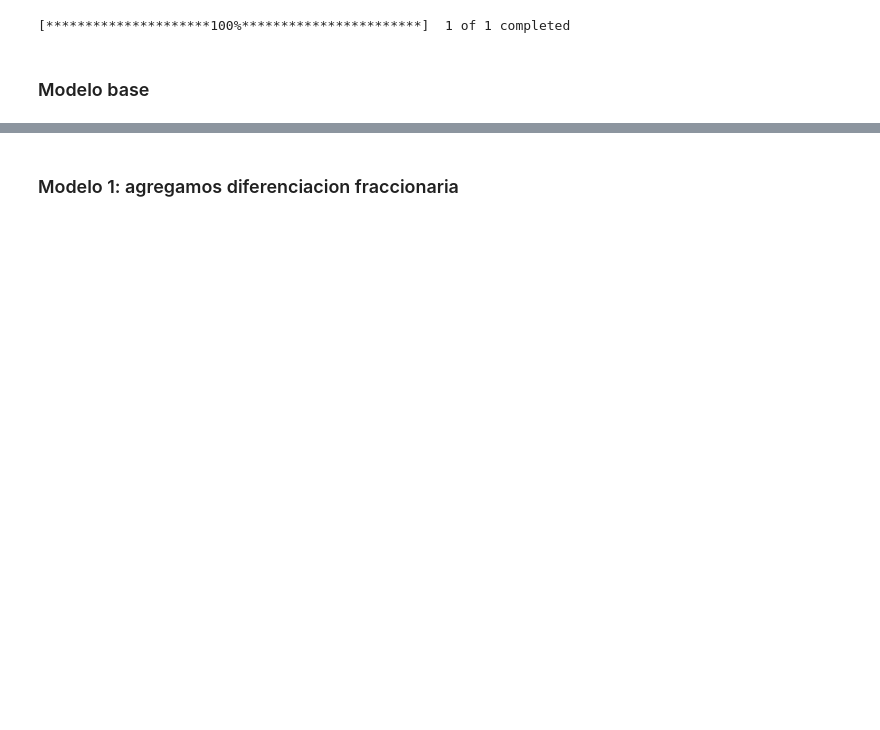
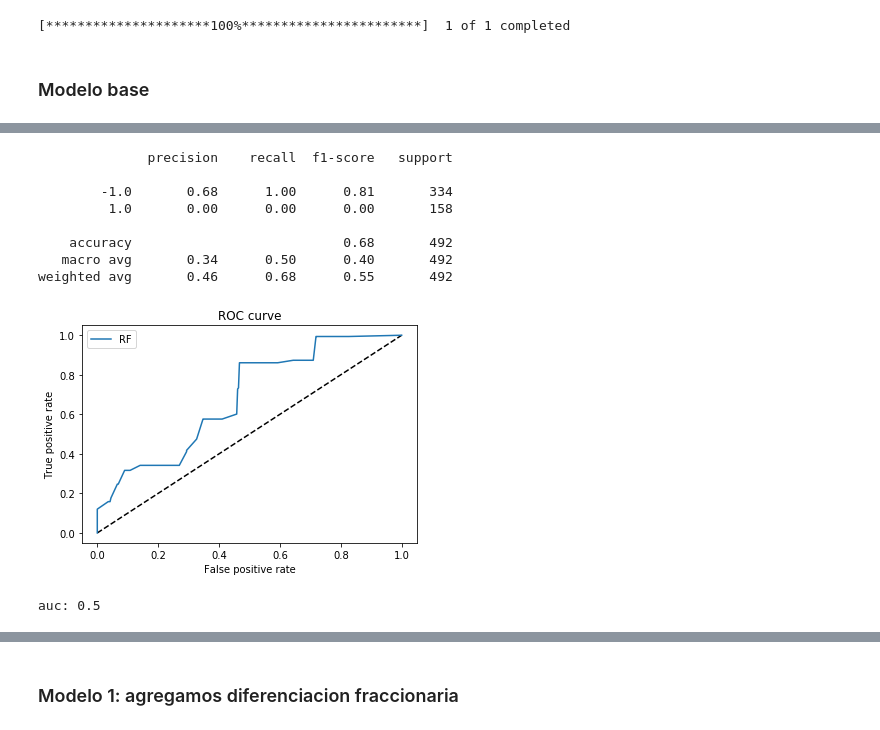
Before and after one commit to aoelvp94/FinAnalyticsProject, a Jupyter notebook: notebooks/NS_Dataset_join.ipynb, the cells around one changed output, grey strips where cells are left out. Saved outputs shown, nothing was run; the diff lists cells and outputs as text; code cells hidden in the pictures; blank space fills up the shorter version.

Commit message:
add plot functions

```diff
--- a/notebooks/NS_Dataset_join.ipynb
+++ b/notebooks/NS_Dataset_join.ipynb
@@ -130,6 +130,41 @@ def plotMinFFD(df):
     plt.show()
     return out
 
+#TODO: mejorar graficas, mattplotlib sos muy feo
+def plotROC(rf):
+    y_pred_rf = rf.predict_proba(X_test)[:, 1]
+    y_pred = rf.predict(X_test)
+    fpr_rf, tpr_rf, _ = roc_curve(y_test, y_pred_rf)
+    print(classification_report(y_test, y_pred))
+    plt.figure(1)
+    plt.plot([0, 1], [0, 1], 'k--')
+    plt.plot(fpr_rf, tpr_rf, label='RF')
+    plt.xlabel('False positive rate')
+    plt.ylabel('True positive rate')
+    plt.title('ROC curve')
+    plt.legend(loc='best')
+    plt.show()
+    auc = roc_auc_score(y_true = y_test, y_score = y_pred)
+    print(f"auc: {auc}")
+
+#TODO: mejorar graficas, mattplotlib sos muy feo
+def plotImportance(rf):
+    # Feature Importance
+    title = 'Feature Importance:'
+    figsize = (15, 5)
+
+    feat_imp = pd.DataFrame({'Importance':rf.feature_importances_})
+    feat_imp['feature'] = X.columns
+    feat_imp.sort_values(by='Importance', ascending=False, inplace=True)
+    feat_imp = feat_imp
+
+    feat_imp.sort_values(by='Importance', inplace=True)
+    feat_imp = feat_imp.set_index('feature', drop=True)
+    feat_imp.plot.barh(title=title, figsize=figsize)
+    plt.xlabel('Feature Importance Score')
+    plt.show()
+
+
 #Obtiene los factores de tiempo para restar importancia a las observaciones.
 def getTimeDecay(tW,clfLastW):
     clfW=tW.sort_index().cumsum()
@@ -219,0 +241,13 @@ weighted avg       0.46      0.68      0.55       492
+# %%
+plotROC(rf)
+# %% [output]
+              precision    recall  f1-score   support
+
+        -1.0       0.68      1.00      0.81       334
+         1.0       0.00      0.00      0.00       158
+
+    accuracy                           0.68       492
+   macro avg       0.34      0.50      0.40       492
+weighted avg       0.46      0.68      0.55       492
+[figure, added]
+auc: 0.5
```
Also changed, not shown: parts of 8 cells of this notebook.
